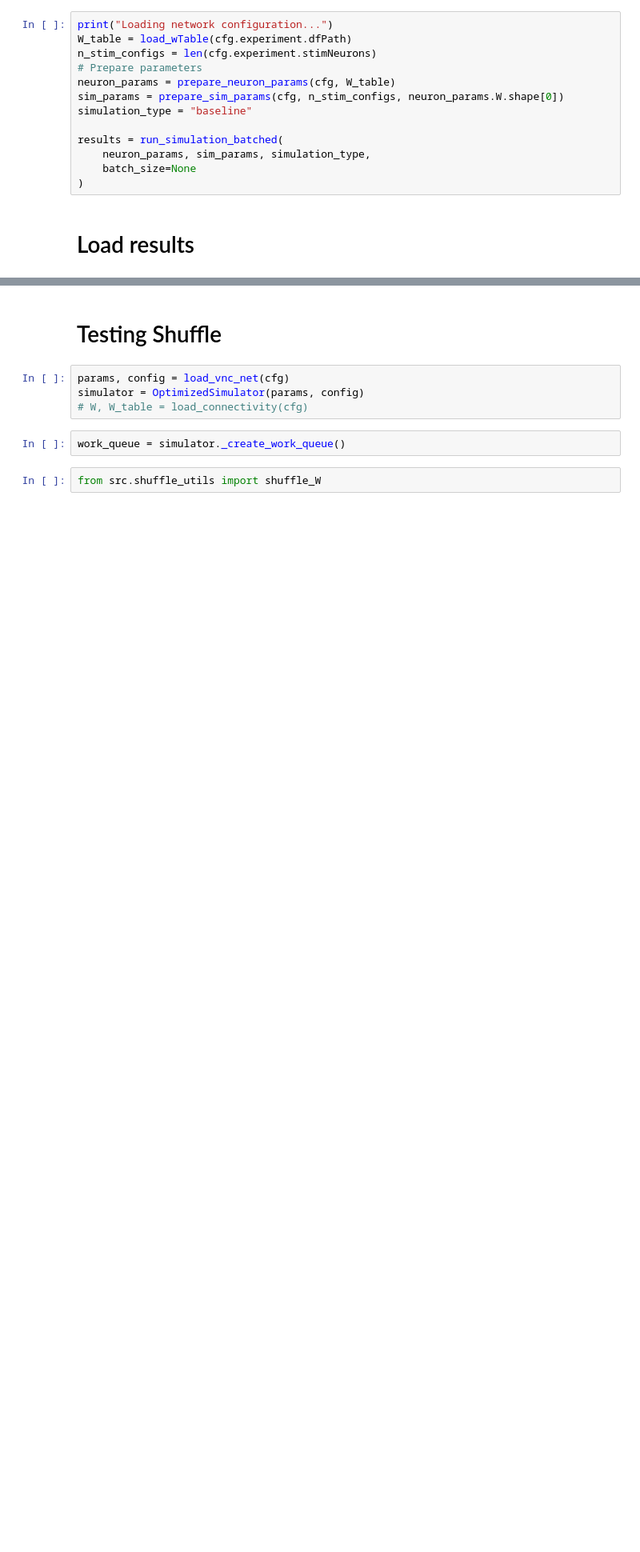
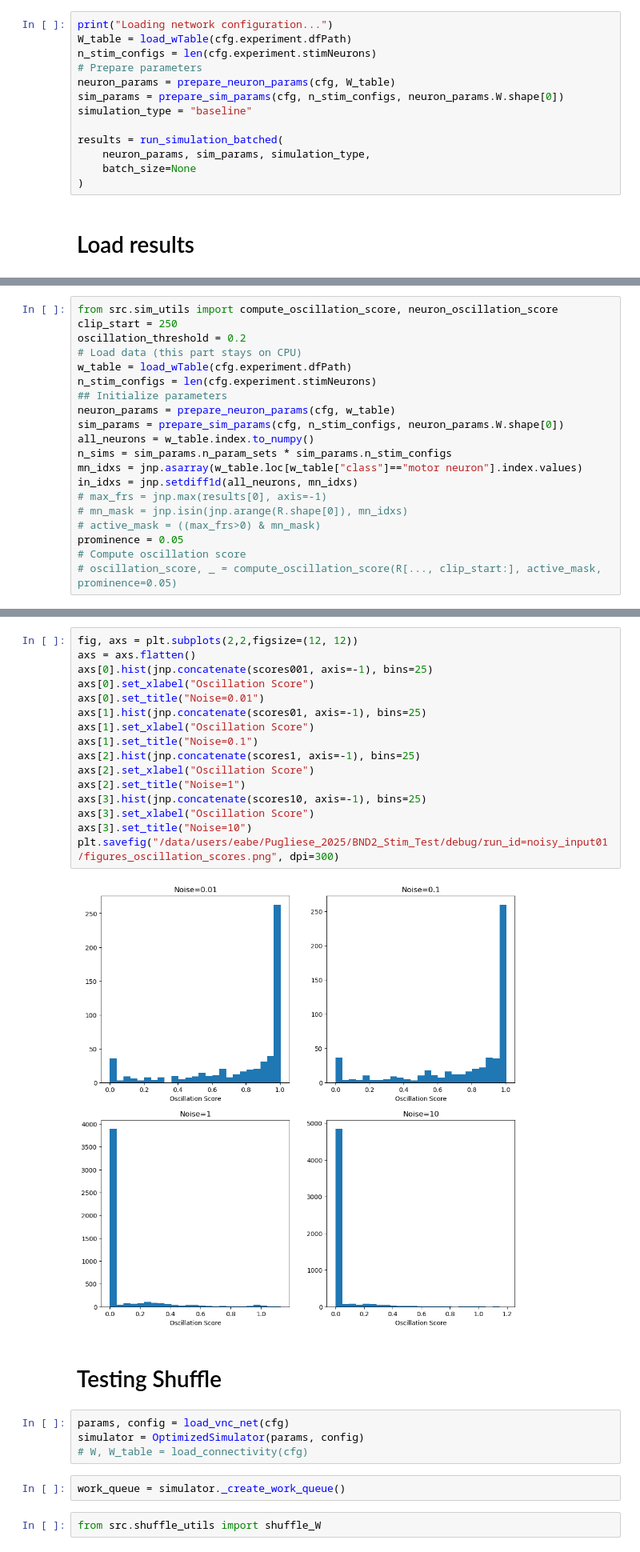
Before and after one commit to smpuglie/Pugliese_cpg_2025, a Jupyter notebook: notebooks/run_config.ipynb, the cells around one changed output, grey strips where cells are left out. Shown at 80% size. Saved outputs shown, nothing was run; the diff lists cells and outputs as text; blank space fills up the shorter version.

```diff
--- a/notebooks/run_config.ipynb
+++ b/notebooks/run_config.ipynb
@@ -67,0 +135,20 @@ results = sparse.load_npz(cfg.paths.ckpt_dir  / "bdn2.npz").todense().astype(np.
+# %%
+from src.sim_utils import compute_oscillation_score, neuron_oscillation_score
+clip_start = 250
+oscillation_threshold = 0.2
+# Load data (this part stays on CPU)
+w_table = load_wTable(cfg.experiment.dfPath)
+n_stim_configs = len(cfg.experiment.stimNeurons)
+## Initialize parameters
+neuron_params = prepare_neuron_params(cfg, w_table)
+sim_params = prepare_sim_params(cfg, n_stim_configs, neuron_params.W.shape[0])
+all_neurons = w_table.index.to_numpy()
+n_sims = sim_params.n_param_sets * sim_params.n_stim_configs
+mn_idxs = jnp.asarray(w_table.loc[w_table["class"]=="motor neuron"].index.values)
+in_idxs = jnp.setdiff1d(all_neurons, mn_idxs)
+# max_frs = jnp.max(results[0], axis=-1)
+# mn_mask = jnp.isin(jnp.arange(R.shape[0]), mn_idxs)
+# active_mask = ((max_frs>0) & mn_mask)
+prominence = 0.05
+# Compute oscillation score
+# oscillation_score, _ = compute_oscillation_score(R[..., clip_start:], active_mask, prominence=0.05)
@@ -68,3 +199,21 @@ results = sparse.load_npz(cfg.paths.ckpt_dir  / "bdn2.npz").todense().astype(np.
+# %%
+fig, axs = plt.subplots(2,2,figsize=(12, 12))
+axs = axs.flatten()
+axs[0].hist(jnp.concatenate(scores001, axis=-1), bins=25)
+axs[0].set_xlabel("Oscillation Score")
+axs[0].set_title("Noise=0.01")
+axs[1].hist(jnp.concatenate(scores01, axis=-1), bins=25)
+axs[1].set_xlabel("Oscillation Score")
+axs[1].set_title("Noise=0.1")
+axs[2].hist(jnp.concatenate(scores1, axis=-1), bins=25)
+axs[2].set_xlabel("Oscillation Score")
+axs[2].set_title("Noise=1")
+axs[3].hist(jnp.concatenate(scores10, axis=-1), bins=25)
+axs[3].set_xlabel("Oscillation Score")
+axs[3].set_title("Noise=10")
+plt.savefig("/data/users/eabe/Pugliese_2025/BND2_Stim_Test/debug/run_id=noisy_input01/figures_oscillation_scores.png", dpi=300)
+# %% [output]
+[figure, added]
 # %% [markdown]
 # Testing Shuffle
 # %%
```
Also changed, not shown: parts of 12 cells of this notebook, 5 other files.
